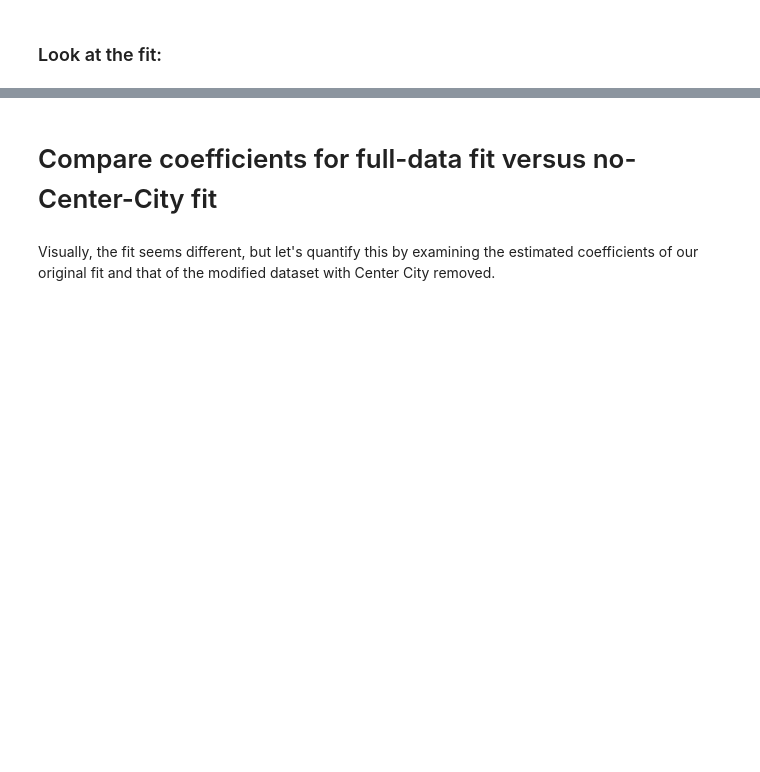
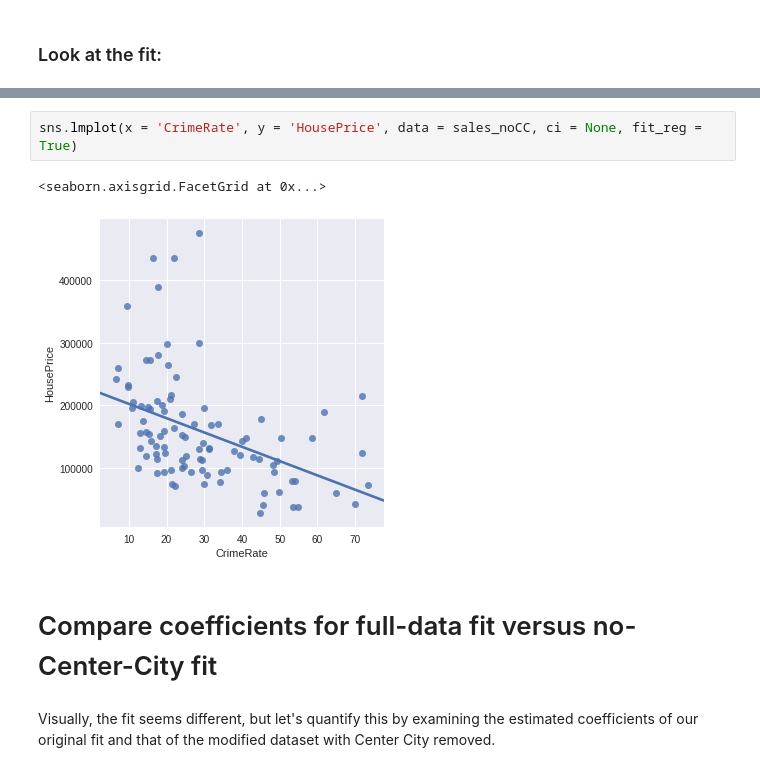
Before and after one commit to mitrad/regression_coursera, a Jupyter notebook: notebook/PhillyCrime.ipynb, the cells around one changed output, grey strips where cells are left out. Drawn from its saved outputs; the diff is of its cells as text; blank space fills up the shorter version.

```diff
--- a/notebook/PhillyCrime.ipynb
+++ b/notebook/PhillyCrime.ipynb
@@ -76,3 +78,8 @@ plt.plot(sales_noCC['CrimeRate'],sales_noCC['HousePrice'],'.',
+# %%
+sns.lmplot(x = 'CrimeRate', y = 'HousePrice', data = sales_noCC, ci = None, fit_reg = True)
+# %% [output]
+<seaborn.axisgrid.FacetGrid at 0x...>
+[figure, added]
 # %% [markdown]
 # Compare coefficients for full-data fit versus no-Center-City fit
 # %% [markdown]
```
Also changed, not shown: parts of 26 cells of this notebook, 5 other files.
